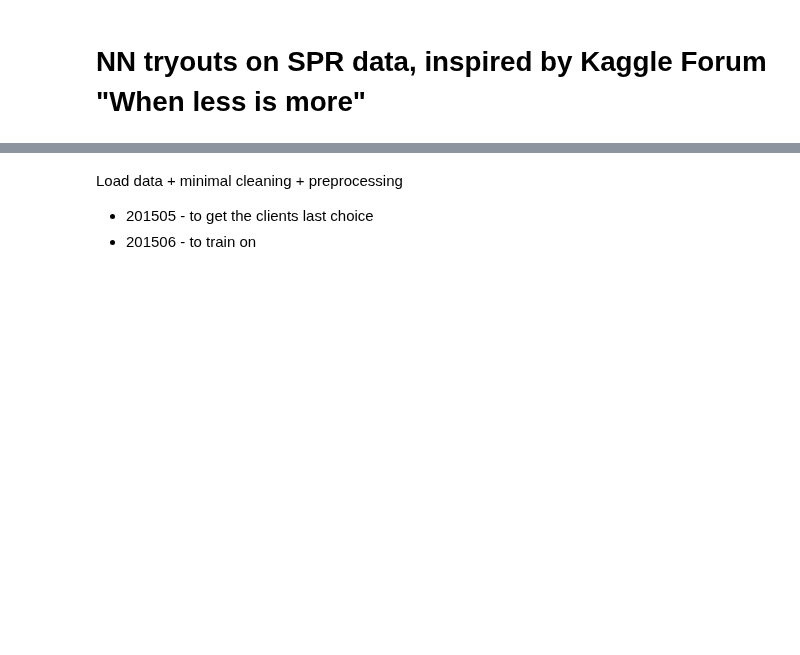
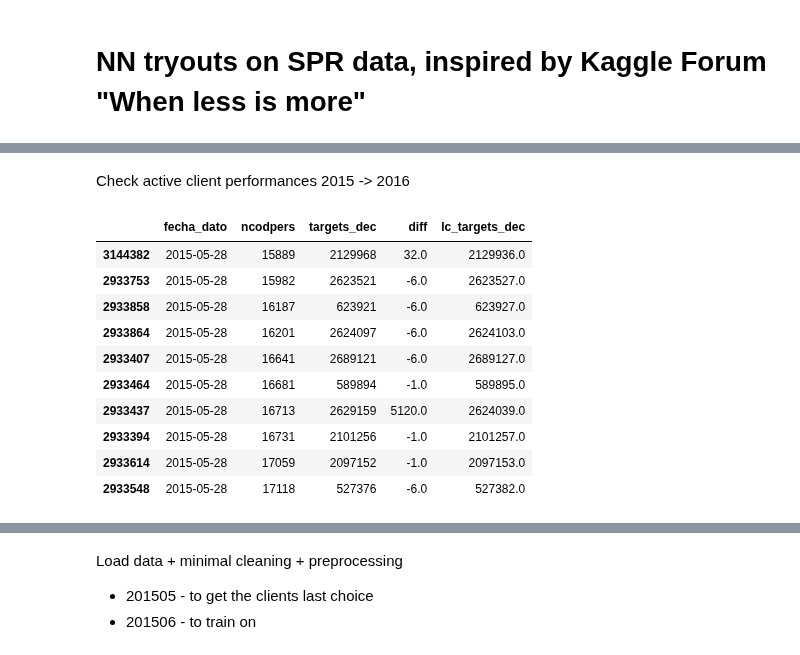
Before and after one commit to vfdev-5/SPR, a Jupyter notebook: keras/NN_predictions_2_CV_active_clients2.ipynb, the cells around one changed output, grey strips where cells are left out. Cells and saved outputs as stored; diff of their text form; code cells hidden in the pictures; blank space fills up the shorter version.

```diff
--- a/keras/NN_predictions_2_CV_active_clients2.ipynb
+++ b/keras/NN_predictions_2_CV_active_clients2.ipynb
@@ -44,0 +21,5 @@ import matplotlib.pylab as plt
+# %%
+train_yearmonths_list = [201502, 201503, 201504, 201505, 201602, 201603, 201604]
+val_yearmonth = [201605]
+train_nb_clients = 250000
+train_df, val_df = load_trainval(train_yearmonths_list, val_yearmonth, train_nb_clients)
@@ -44,0 +56,2 @@ import matplotlib.pylab as plt
+# %% [markdown]
+Check active client performances 2015 -> 2016
@@ -44,0 +91,26 @@ import matplotlib.pylab as plt
+# %%
+mask1 = (~train_df['diff'].isnull()) & (train_df['diff'] != 0.0)
+tmask1 = train_df['fecha_dato'] == '2015-05-28'
+train_active_clients = train_df[tmask1 & mask1]['ncodpers'].unique()
+
+mask2 = (~val_df['diff'].isnull()) & (val_df['diff'] != 0.0)
+tmask2 = val_df['fecha_dato'] == '2016-05-28'
+val_active_clients = val_df[tmask2 & mask2]['ncodpers'].unique()
+
+active_clients = list(set(train_active_clients) & set(val_active_clients))
+# %%
+mask1 &= train_df['ncodpers'].isin(active_clients)
+t1 = train_df[tmask1 & mask1].sort_values(['ncodpers', 'fecha_dato'])[['fecha_dato', 'ncodpers', 'targets_dec', 'diff', 'lc_targets_dec']]
+t1.head(10)
+# %% [output]
+|  | fecha_dato | ncodpers | targets_dec | diff | lc_targets_dec |
+| 3144382 | 2015-05-28 | 15889 | 2129968 | 32.0 | 2129936.0 |
+| 2933753 | 2015-05-28 | 15982 | 2623521 | -6.0 | 2623527.0 |
+| 2933858 | 2015-05-28 | 16187 | 623921 | -6.0 | 623927.0 |
+| 2933864 | 2015-05-28 | 16201 | 2624097 | -6.0 | 2624103.0 |
+| 2933407 | 2015-05-28 | 16641 | 2689121 | -6.0 | 2689127.0 |
+| 2933464 | 2015-05-28 | 16681 | 589894 | -1.0 | 589895.0 |
+| 2933437 | 2015-05-28 | 16713 | 2629159 | 5120.0 | 2624039.0 |
+| 2933394 | 2015-05-28 | 16731 | 2101256 | -1.0 | 2101257.0 |
+| 2933614 | 2015-05-28 | 17059 | 2097152 | -1.0 | 2097153.0 |
+| 2933548 | 2015-05-28 | 17118 | 527376 | -6.0 | 527382.0 |
```
Also changed, not shown: parts of 38 cells of this notebook, 3 other files.
